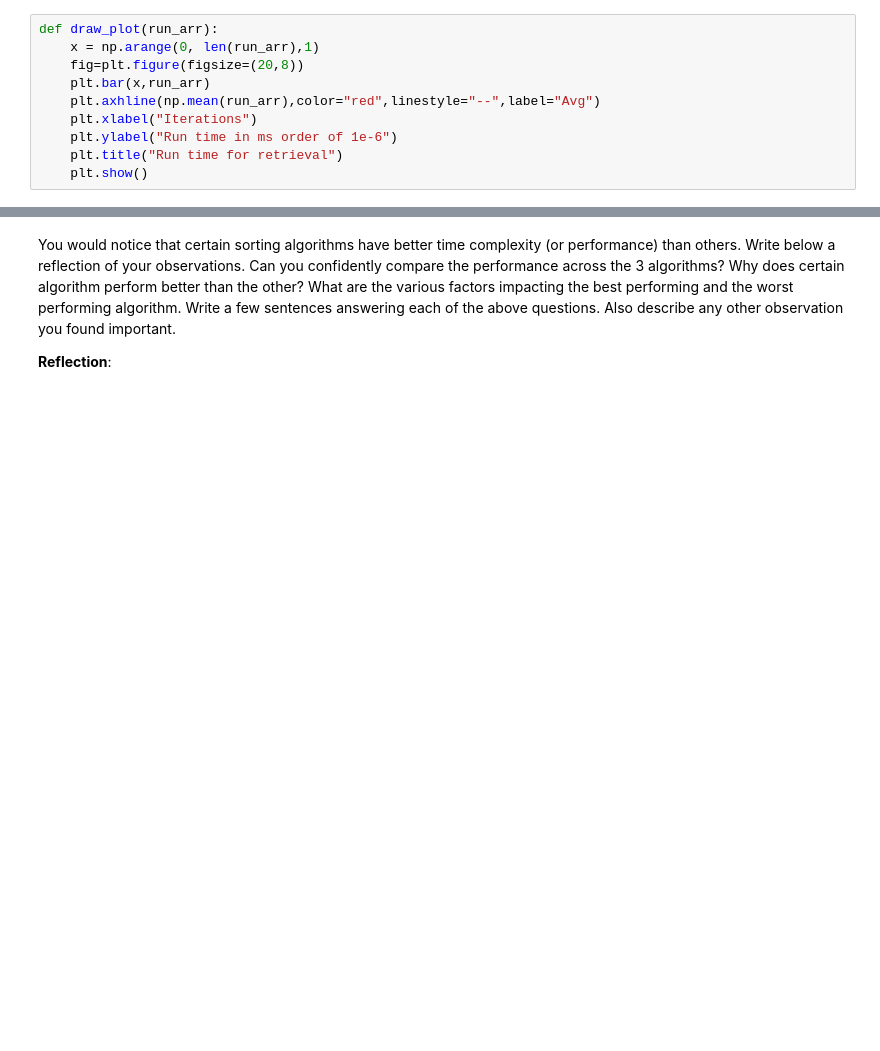
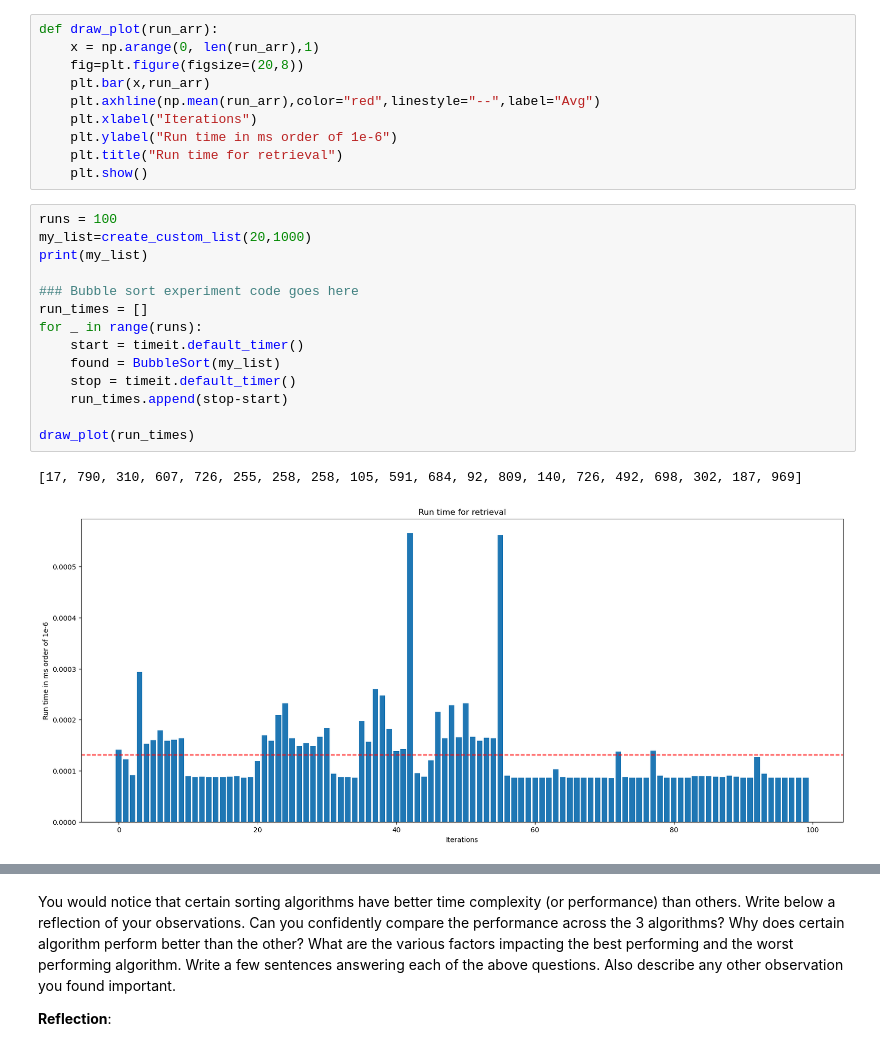
Before and after one commit to haaaarsh4/2XCE-Lab, a Jupyter notebook: Lab_II.ipynb, the cells around one changed output, grey strips where cells are left out. Saved outputs shown, nothing was run; the diff lists cells and outputs as text; blank space fills up the shorter version.

```diff
--- a/Lab_II.ipynb
+++ b/Lab_II.ipynb
@@ -101,4 +99,21 @@ def draw_plot(run_arr):
     plt.ylabel("Run time in ms order of 1e-6")
     plt.title("Run time for retrieval")
     plt.show()
+# %%
+runs = 100
+my_list=create_custom_list(20,1000)
+print(my_list)
+
+### Bubble sort experiment code goes here
+run_times = []
+for _ in range(runs):
+    start = timeit.default_timer()
+    found = BubbleSort(my_list)
+    stop = timeit.default_timer()
+    run_times.append(stop-start)
+
+draw_plot(run_times)
+# %% [output]
+[17, 790, 310, 607, 726, 255, 258, 258, 105, 591, 684, 92, 809, 140, 726, 492, 698, 302, 187, 969]
+[figure, added]
 # %%
```
Also changed, not shown: parts of 7 cells of this notebook.
